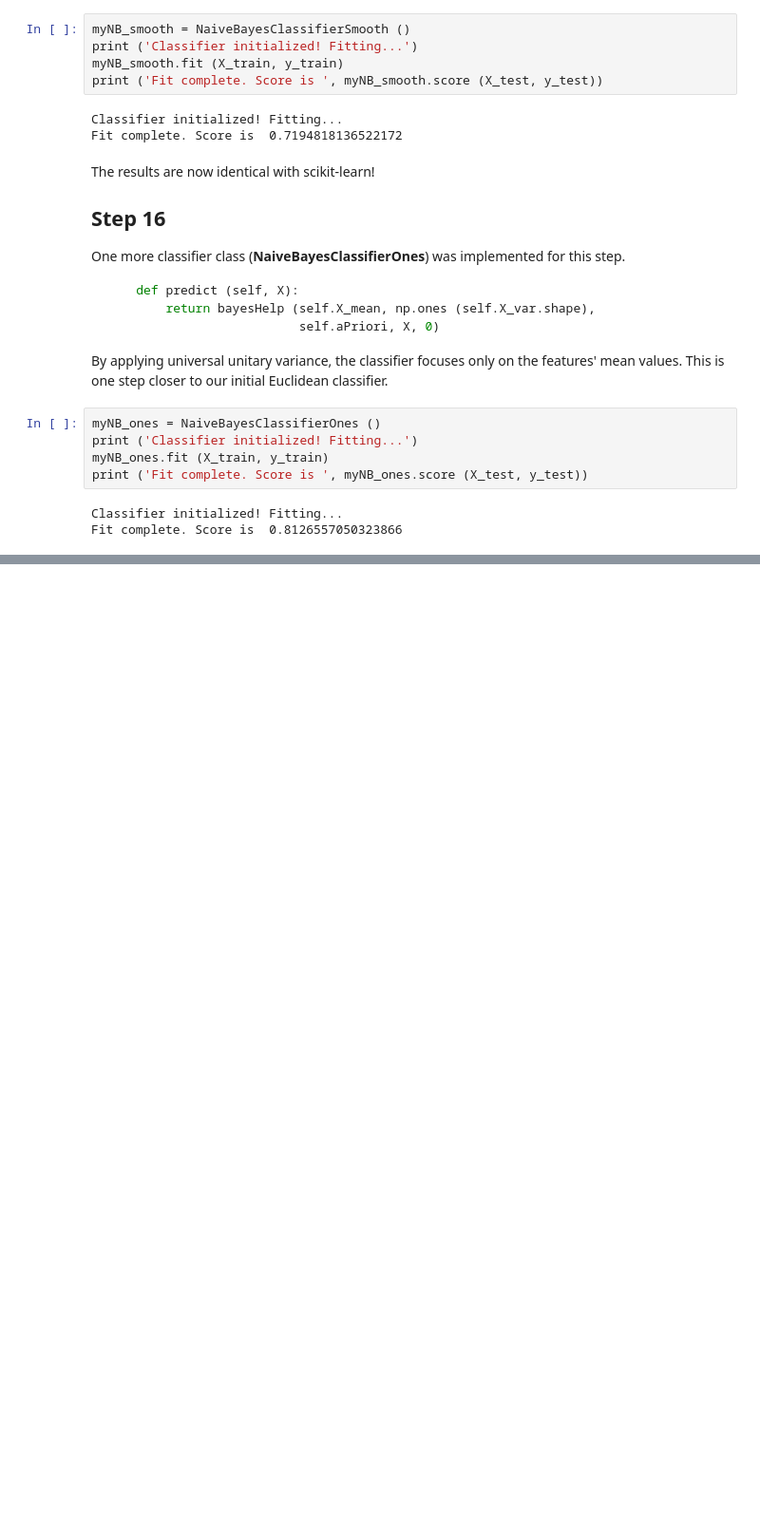
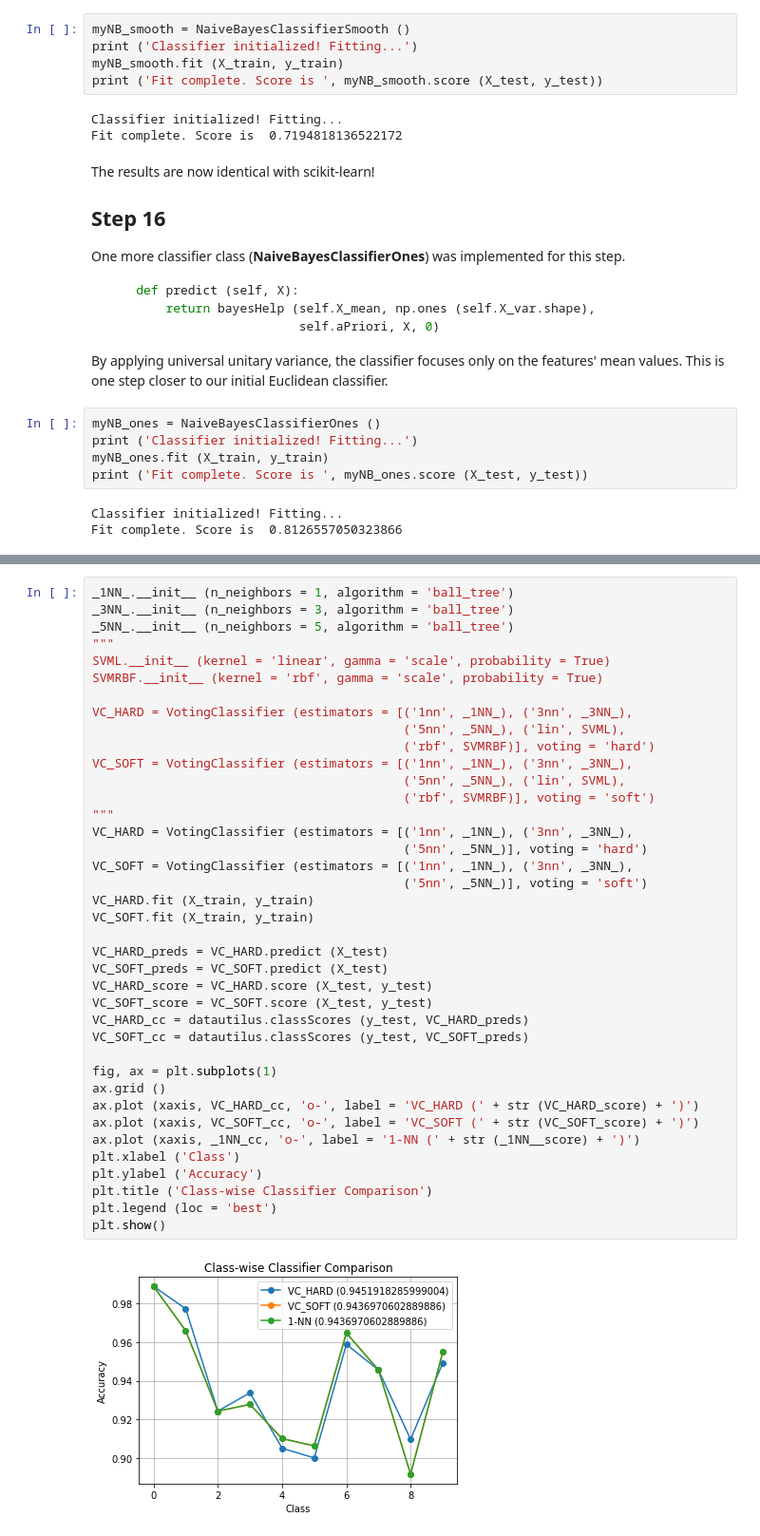
Before and after one commit to kotskon/patrec19, a Jupyter notebook: labOne/PatRec19_Lab1.ipynb, the cells around one changed output, grey strips where cells are left out. Shown at 95% size. Saved outputs shown, nothing was run; the diff lists cells and outputs as text; blank space fills up the shorter version.

```diff
--- a/labOne/PatRec19_Lab1.ipynb
+++ b/labOne/PatRec19_Lab1.ipynb
@@ -559,0 +805,41 @@ But **why** does a false statement about the data have such positive impact on t
+# %%
+_1NN_.__init__ (n_neighbors = 1, algorithm = 'ball_tree')
+_3NN_.__init__ (n_neighbors = 3, algorithm = 'ball_tree')
+_5NN_.__init__ (n_neighbors = 5, algorithm = 'ball_tree')
+"""
+SVML.__init__ (kernel = 'linear', gamma = 'scale', probability = True)
+SVMRBF.__init__ (kernel = 'rbf', gamma = 'scale', probability = True)
+
+VC_HARD = VotingClassifier (estimators = [('1nn', _1NN_), ('3nn', _3NN_),
+                                          ('5nn', _5NN_), ('lin', SVML),
+                                          ('rbf', SVMRBF)], voting = 'hard')
+VC_SOFT = VotingClassifier (estimators = [('1nn', _1NN_), ('3nn', _3NN_),
+                                          ('5nn', _5NN_), ('lin', SVML),
+                                          ('rbf', SVMRBF)], voting = 'soft')
+"""
+VC_HARD = VotingClassifier (estimators = [('1nn', _1NN_), ('3nn', _3NN_),
+                                          ('5nn', _5NN_)], voting = 'hard')
+VC_SOFT = VotingClassifier (estimators = [('1nn', _1NN_), ('3nn', _3NN_),
+                                          ('5nn', _5NN_)], voting = 'soft')
+VC_HARD.fit (X_train, y_train)
+VC_SOFT.fit (X_train, y_train)
+
+VC_HARD_preds = VC_HARD.predict (X_test)
+VC_SOFT_preds = VC_SOFT.predict (X_test)
+VC_HARD_score = VC_HARD.score (X_test, y_test)
+VC_SOFT_score = VC_SOFT.score (X_test, y_test)
+VC_HARD_cc = datautilus.classScores (y_test, VC_HARD_preds)
+VC_SOFT_cc = datautilus.classScores (y_test, VC_SOFT_preds)
+
+fig, ax = plt.subplots(1)
+ax.grid ()
+ax.plot (xaxis, VC_HARD_cc, 'o-', label = 'VC_HARD (' + str (VC_HARD_score) + ')')
+ax.plot (xaxis, VC_SOFT_cc, 'o-', label = 'VC_SOFT (' + str (VC_SOFT_score) + ')')
+ax.plot (xaxis, _1NN_cc, 'o-', label = '1-NN (' + str (_1NN__score) + ')')
+plt.xlabel ('Class')
+plt.ylabel ('Accuracy')
+plt.title ('Class-wise Classifier Comparison')
+plt.legend (loc = 'best')
+plt.show()
+# %% [output]
+[figure, added]
```
Also changed, not shown: parts of 15 cells of this notebook, 2 other files.
